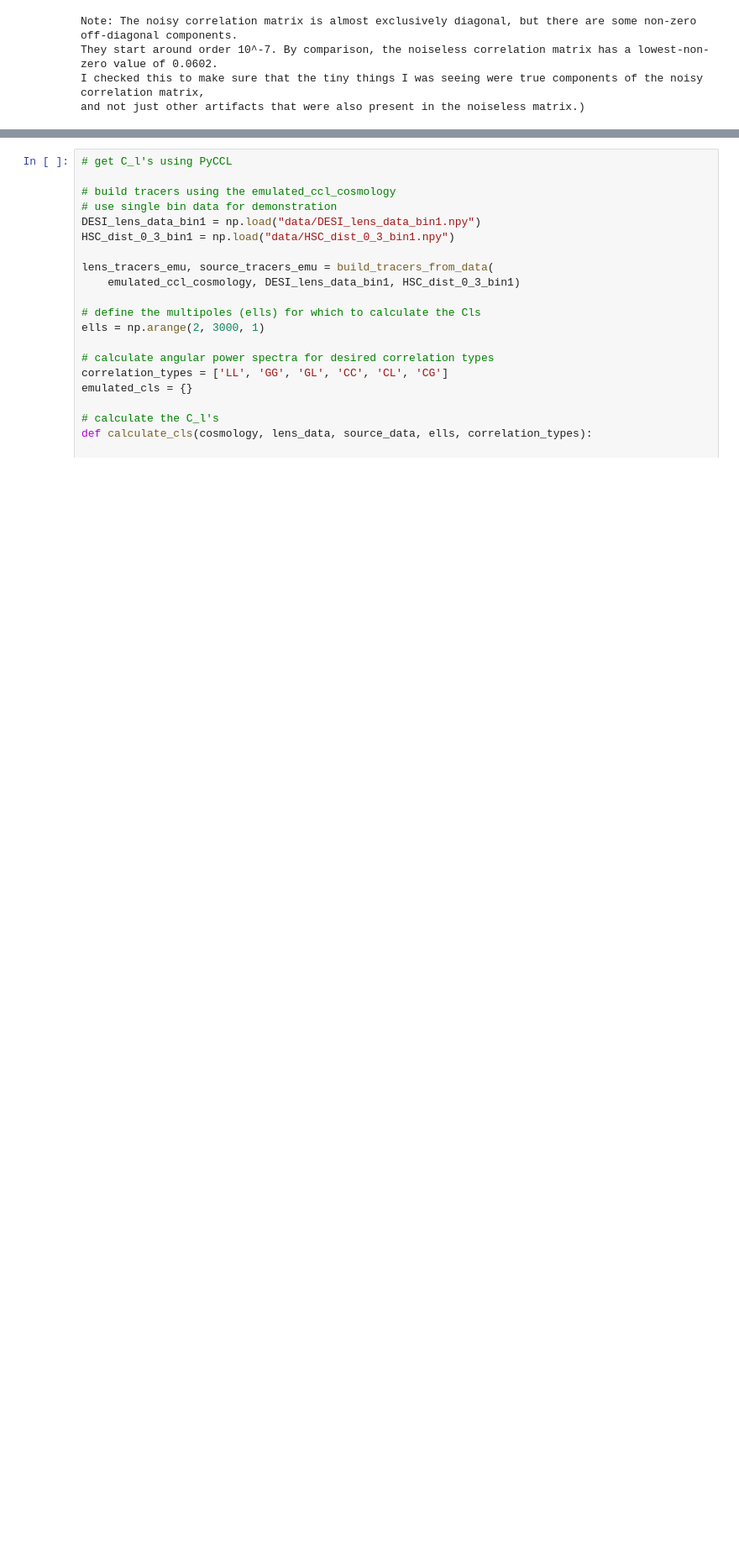
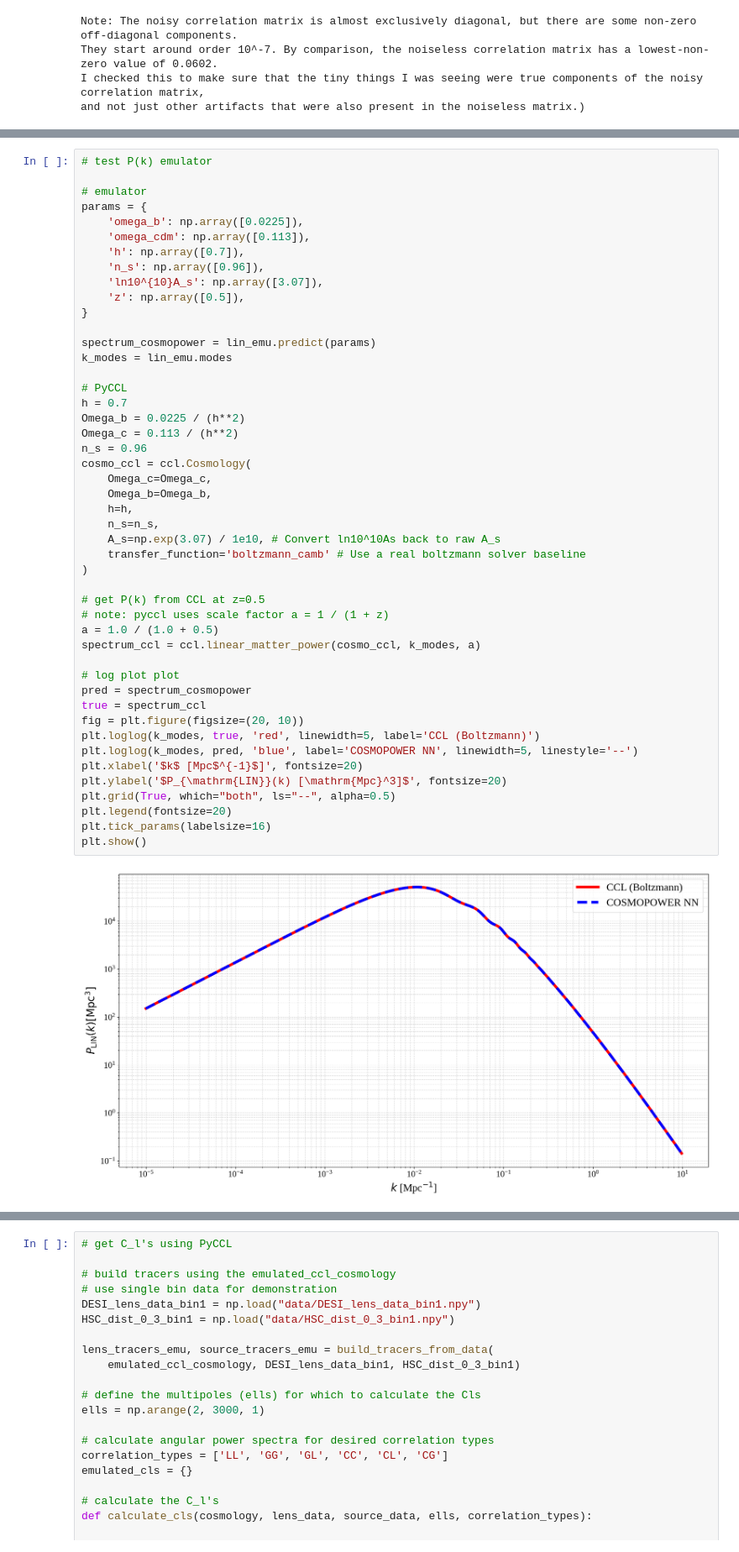
Before and after one commit to lia-lubit/DESIxSO, a Jupyter notebook: forecasting.ipynb, the cells around one changed output, grey strips where cells are left out. Shown at 84% size. Drawn from its saved outputs; the diff is of its cells as text; blank space fills up the shorter version.

```diff
--- a/forecasting.ipynb
+++ b/forecasting.ipynb
@@ -552,3 +595,52 @@ print('non-linear P(k) emulator parameters: ', nlboost_emu.parameters)
 # %% [output]
 linear P(k) emulator parameters:  ['omega_b', 'omega_cdm', 'h', 'n_s', 'ln10^{10}A_s', 'z']
 non-linear P(k) emulator parameters:  ['omega_b', 'omega_cdm', 'h', 'n_s', 'ln10^{10}A_s', 'cmin', 'eta_0', 'z']
+# %%
+# test P(k) emulator
+
+# emulator
+params = {
+    'omega_b': np.array([0.0225]),
+    'omega_cdm': np.array([0.113]),
+    'h': np.array([0.7]),
+    'n_s': np.array([0.96]),
+    'ln10^{10}A_s': np.array([3.07]),
+    'z': np.array([0.5]),
+}
+
+spectrum_cosmopower = lin_emu.predict(params)
+k_modes = lin_emu.modes
+
+# PyCCL
+h = 0.7
+Omega_b = 0.0225 / (h**2)
+Omega_c = 0.113 / (h**2)
+n_s = 0.96
+cosmo_ccl = ccl.Cosmology(
+    Omega_c=Omega_c,
+    Omega_b=Omega_b,
+    h=h,
+    n_s=n_s,
+    A_s=np.exp(3.07) / 1e10, # Convert ln10^10As back to raw A_s
+    transfer_function='boltzmann_camb' # Use a real boltzmann solver baseline
+)
+
+# get P(k) from CCL at z=0.5
+# note: pyccl uses scale factor a = 1 / (1 + z)
+a = 1.0 / (1.0 + 0.5)
+spectrum_ccl = ccl.linear_matter_power(cosmo_ccl, k_modes, a)
+
+# log plot plot
+pred = spectrum_cosmopower
+true = spectrum_ccl
+fig = plt.figure(figsize=(20, 10))
+plt.loglog(k_modes, true, 'red', linewidth=5, label='CCL (Boltzmann)')
+plt.loglog(k_modes, pred, 'blue', label='COSMOPOWER NN', linewidth=5, linestyle='--')
+plt.xlabel('$k$ [Mpc$^{-1}$]', fontsize=20)
+plt.ylabel('$P_{\mathrm{LIN}}(k) [\mathrm{Mpc}^3]$', fontsize=20)
+plt.grid(True, which="both", ls="--", alpha=0.5)
+plt.legend(fontsize=20)
+plt.tick_params(labelsize=16)
+plt.show()
+# %% [output]
+[figure, added]
```
Also changed, not shown: parts of 9 cells of this notebook.
